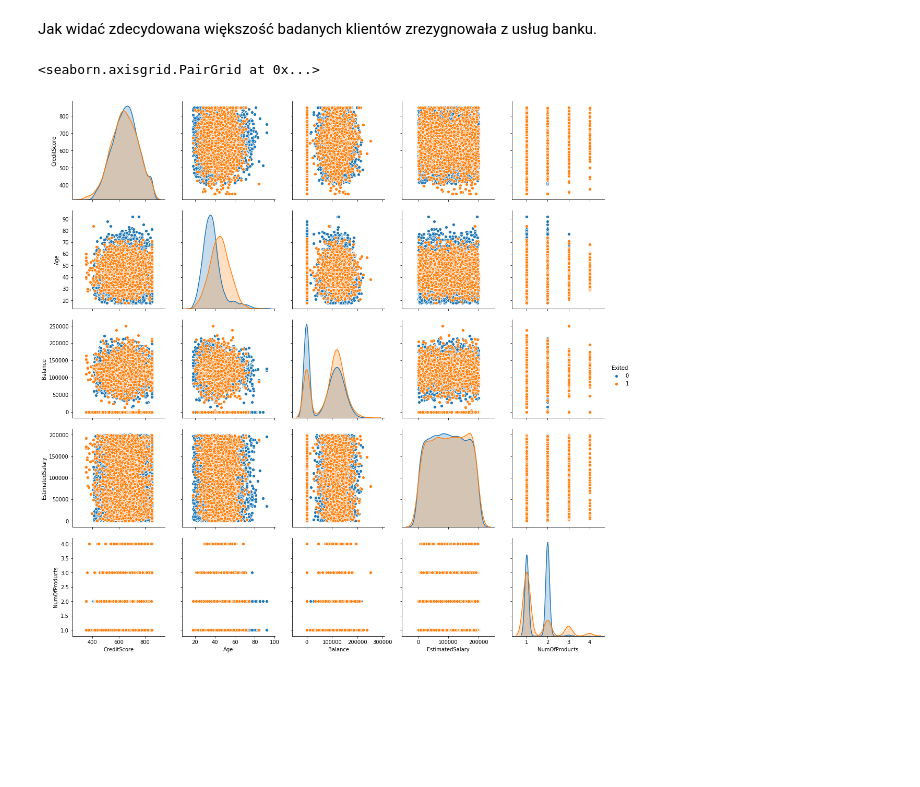
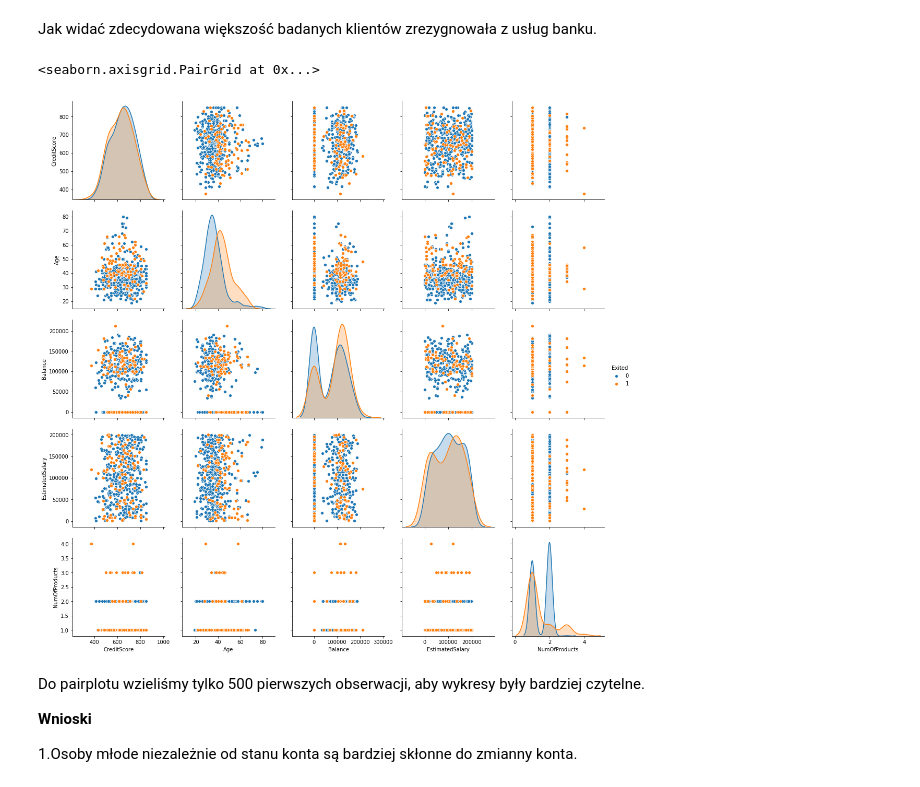
Before and after one commit to Dalthirr/NeuralNetworks, a Jupyter notebook: EDA.ipynb, the cells around one changed output. Cells and saved outputs as stored; diff of their text form; code cells hidden in the pictures; blank space fills up the shorter version.

```diff
--- a/EDA.ipynb
+++ b/EDA.ipynb
@@ -208,8 +217,14 @@ Jak widać zdecydowana większość badanych klientów zrezygnowała z usług ba
 # %%
 #Let's check pairplots for variables ['CreditScore','Age','Balance','EstimatedSalary','NumOfProducts']
 # And see how our target is distibuted there
 a=['CreditScore','Age','Balance','EstimatedSalary','NumOfProducts']
-sns.pairplot(df,x_vars=a,y_vars=a,hue='Exited',diag_kind='auto',height=3)
+sns.pairplot(df.iloc[0:500,:],x_vars=a,y_vars=a,hue='Exited',diag_kind='auto',height=3)
 # %% [output]
 <seaborn.axisgrid.PairGrid at 0x...>
-[figure, old version]
+[figure, new version]
+# %% [markdown]
+Do pairplotu wzieliśmy tylko 500 pierwszych obserwacji, aby wykresy były bardziej czytelne.
+
+**Wnioski**
+
+ 1.Osoby młode niezależnie od stanu konta są bardziej skłonne do zmianny konta.
```
Also changed, not shown: parts of 3 cells of this notebook.
